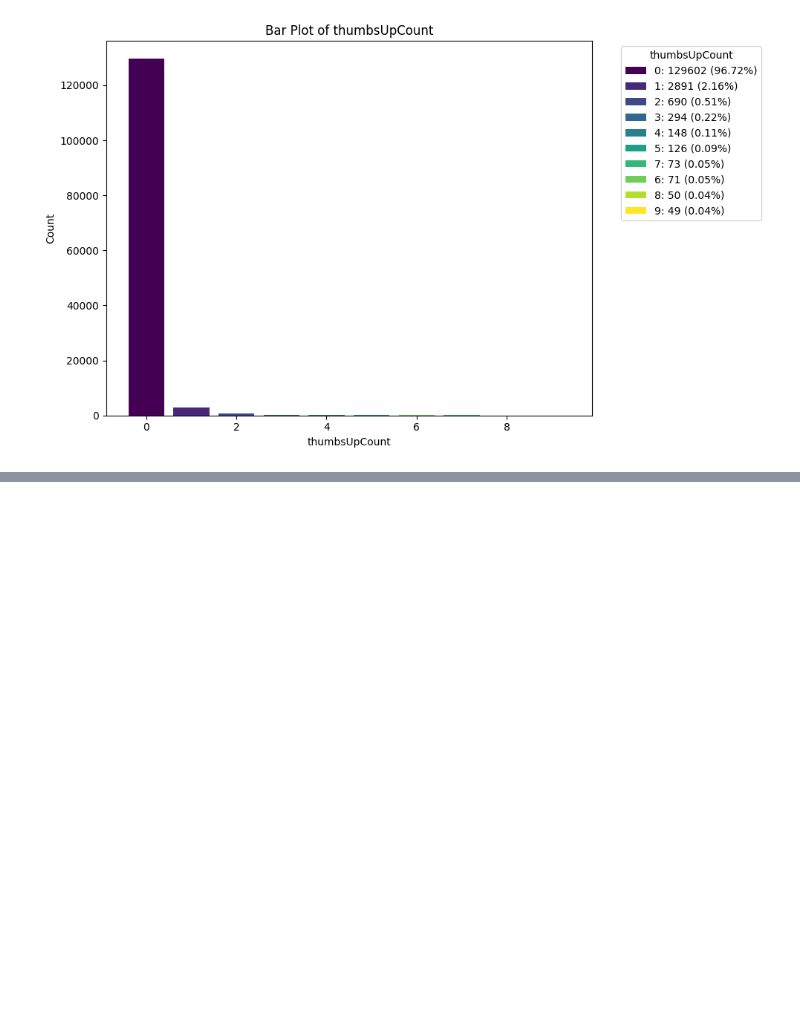
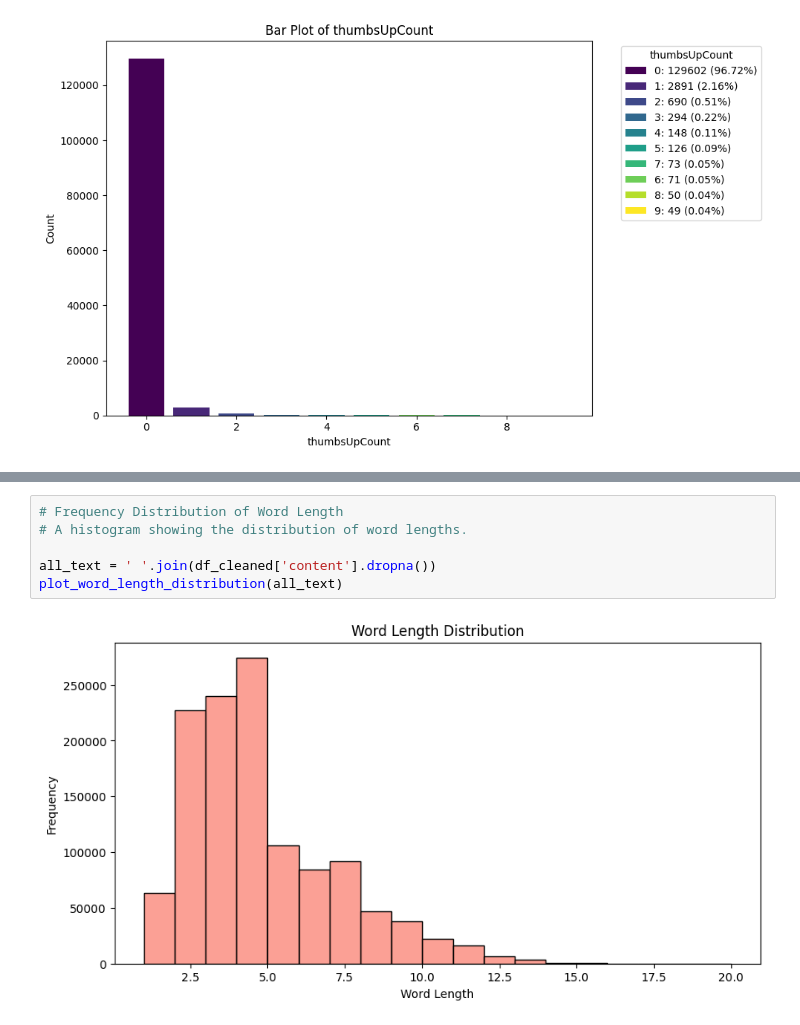
Before and after one commit to Silvano315/NLP-for-ChatGPT-Reviews, a Jupyter notebook: EDA.ipynb, the cells around one changed output, grey strips where cells are left out. Saved outputs shown, nothing was run; the diff lists cells and outputs as text; blank space fills up the shorter version.

```diff
--- a/EDA.ipynb
+++ b/EDA.ipynb
@@ -165,0 +163,8 @@ Passing `palette` without assigning `hue` is deprecated and will be removed in v
+# %%
+# Frequency Distribution of Word Length
+# A histogram showing the distribution of word lengths.
+
+all_text = ' '.join(df_cleaned['content'].dropna())
+plot_word_length_distribution(all_text)
+# %% [output]
+[figure, added]
```
Also changed, not shown: parts of 6 cells of this notebook.
